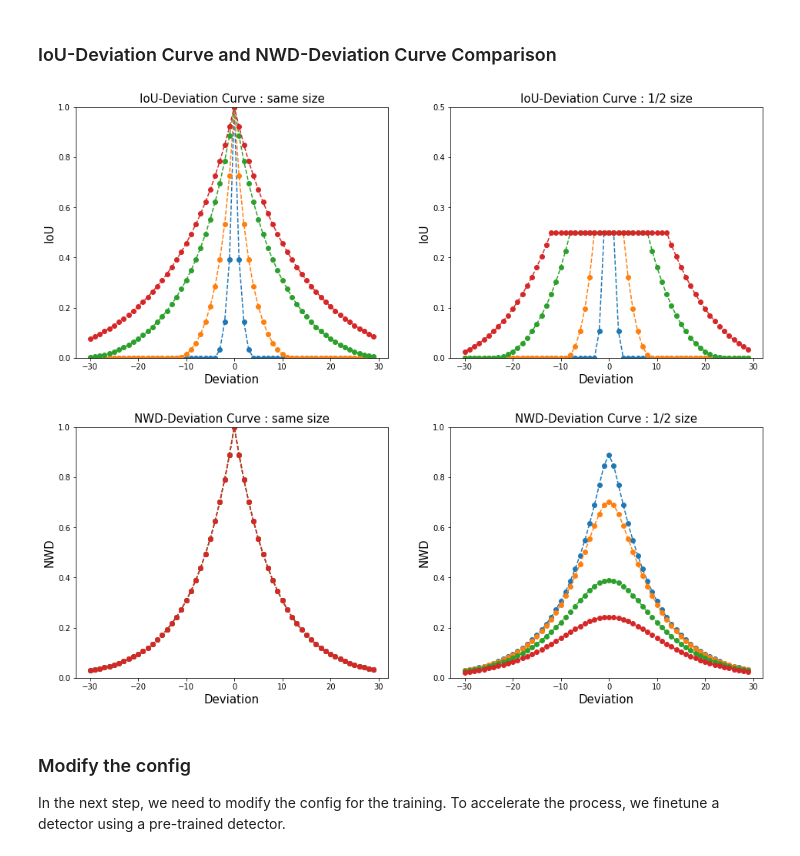
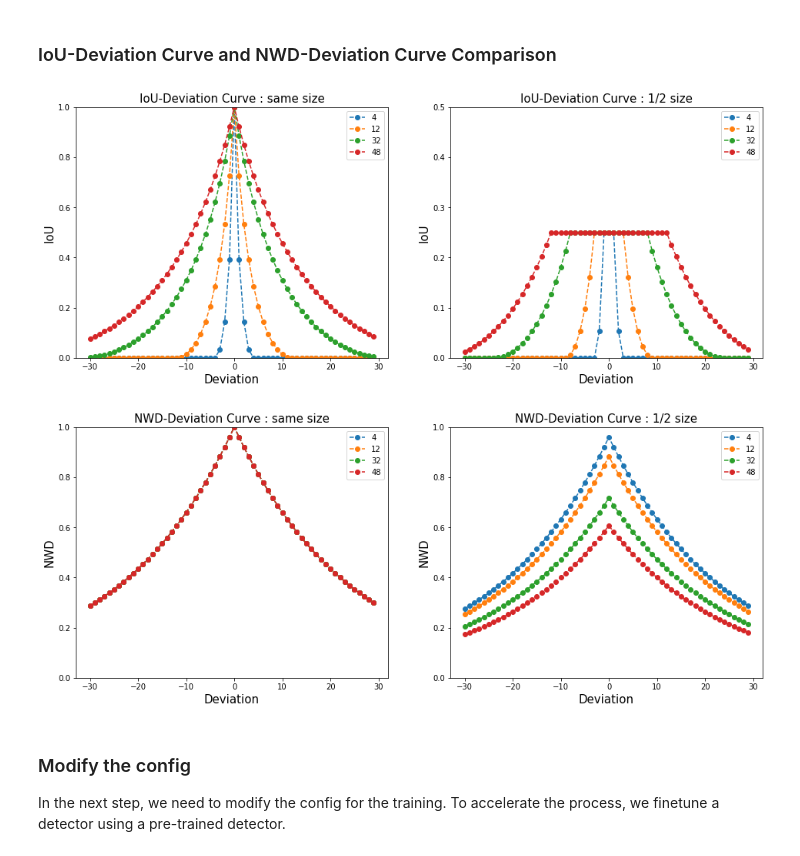
Before and after one commit to bhyun-kim/NWD, a Jupyter notebook: Tiny_Object_Detection_Normalized_Gaussian_Wasserstein_Distance.ipynb, the cells around one changed output. Drawn from its saved outputs; the diff is of its cells as text; code cells hidden in the pictures.

```diff
--- a/Tiny_Object_Detection_Normalized_Gaussian_Wasserstein_Distance.ipynb
+++ b/Tiny_Object_Detection_Normalized_Gaussian_Wasserstein_Distance.ipynb
@@ -287,8 +287,8 @@ def collect_nwd_calculation(scales, dev_range, center_x, center_y, bbox1_size_fa
             width = bbox2_size_factor*scale
             height = bbox2_size_factor*scale
             bbox2 =  [center_x+deviation, center_y+deviation, width/2, height/2]
-            # w_dist = wasserstein_distance(bbox1, bbox2) # scipy implementation may differ to paper's Wasserstein distance
-            w_dist = np.sqrt((bbox1[0]-bbox2[0])**2 + (bbox1[1]-bbox2[1])**2 + (bbox1[2]-bbox2[2])**2 + (bbox1[3]-bbox2[3])**2)
+            w_dist = wasserstein_distance(bbox1, bbox2) # scipy implementation may differ to paper's Wasserstein distance
+            # w_dist = np.sqrt((bbox1[0]-bbox2[0])**2 + (bbox1[1]-bbox2[1])**2 + (bbox1[2]-bbox2[2])**2 + (bbox1[3]-bbox2[3])**2)
             nwd = np.exp(-np.sqrt(w_dist**2)/c)
             overlap_cal_result.append(nwd)
 
@@ -316,6 +316,7 @@ for result in overlap_cal_results_0 :
     axs[0].set_ylabel('IoU', fontsize=15)
     axs[0].set_title('IoU-Deviation Curve : same size', fontsize=15)
     axs[0].set_ylim(0, 1.0)
+    axs[0].legend(scales)
 
 
 for result in overlap_cal_results_1 :
@@ -324,35 +325,38 @@ for result in overlap_cal_results_1 :
     axs[1].set_ylabel('IoU', fontsize=15)
     axs[1].set_title('IoU-Deviation Curve : 1/2 size', fontsize=15)
     axs[1].set_ylim(0, 0.5)
+    axs[1].legend(scales)
 # %% [output]
-[figure, old version]
+[figure, new version]
 # %%
 import matplotlib.pyplot as plt
 
 center_x, center_y = 256, 256
 bbox1_size_factor = 1
 bbox2_size_factor = [1, 0.5]
 scales = [4, 12, 32, 48]
 dev_range = [-30, 30]
 c = 12
 overlap_cal_results_0 = collect_nwd_calculation(scales,dev_range, center_x, center_y, bbox1_size_factor, bbox2_size_factor[0], c=c)
 overlap_cal_results_1 = collect_nwd_calculation(scales,dev_range, center_x, center_y, bbox1_size_factor, bbox2_size_factor[1], c=c)
 
 fig, axs = plt.subplots(1, 2, figsize=(16, 6))
 
 for result in overlap_cal_results_0 :
     axs[0].plot(np.arange(dev_range[0], dev_range[1]), result, 'o--')
     axs[0].set_xlabel('Deviation', fontsize=15)
     axs[0].set_ylabel('NWD', fontsize=15)
     axs[0].set_title('NWD-Deviation Curve : same size', fontsize=15)
     axs[0].set_ylim(0, 1.0)
+    axs[0].legend(scales)
 
 
 for result in overlap_cal_results_1 :
     axs[1].plot(np.arange(dev_range[0], dev_range[1]), result, 'o--')
     axs[1].set_xlabel('Deviation', fontsize=15)
     axs[1].set_ylabel('NWD', fontsize=15)
     axs[1].set_title('NWD-Deviation Curve : 1/2 size', fontsize=15)
     axs[1].set_ylim(0, 1.0)
+    axs[1].legend(scales)
 # %% [output]
-[figure, old version]
+[figure, new version]
```
Also changed, not shown: parts of 9 cells of this notebook.
